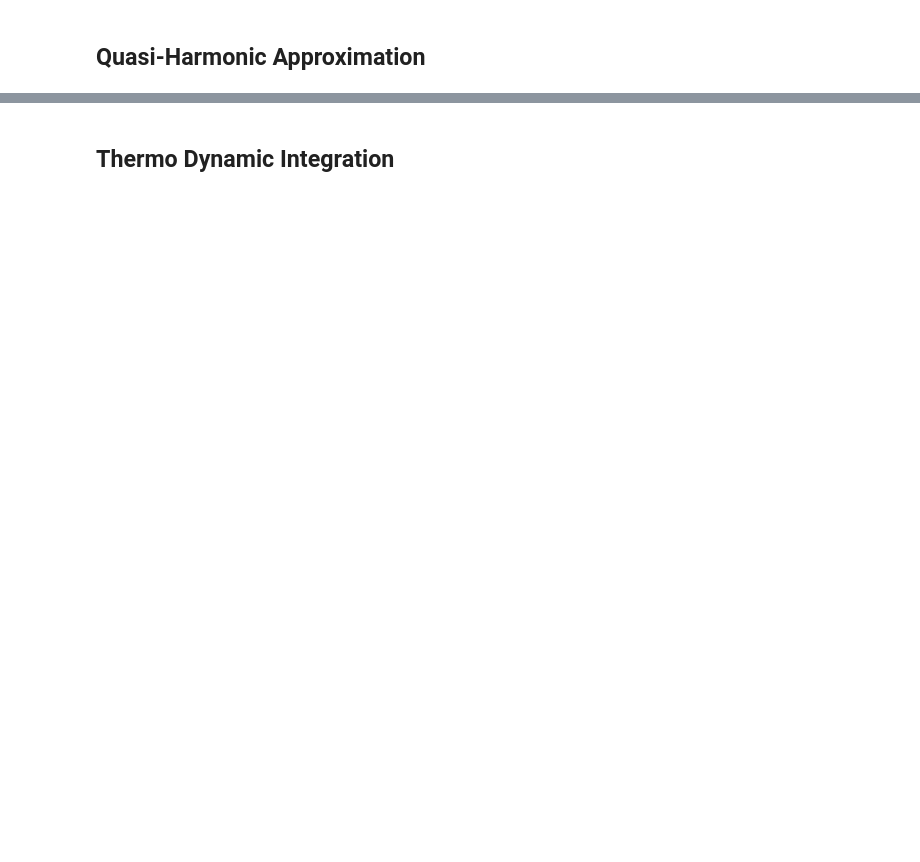
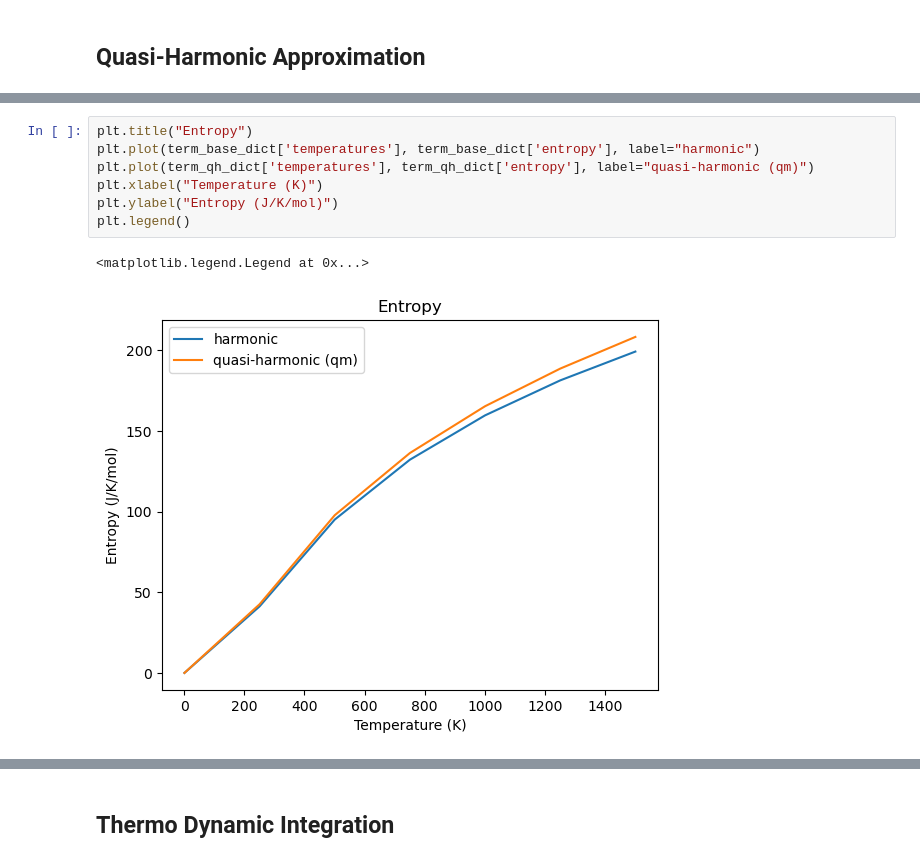
Before and after one commit to pyiron/atomistics, a Jupyter notebook: notebooks/free_energy_calculation.ipynb, the cells around one changed output, grey strips where cells are left out. Drawn from its saved outputs; the diff is of its cells as text; blank space fills up the shorter version.

```diff
--- a/notebooks/free_energy_calculation.ipynb
+++ b/notebooks/free_energy_calculation.ipynb
@@ -97,0 +171,10 @@ temperature_lst = term_qh_dict['temperatures']
+# %%
+plt.title("Entropy")
+plt.plot(term_base_dict['temperatures'], term_base_dict['entropy'], label="harmonic")
+plt.plot(term_qh_dict['temperatures'], term_qh_dict['entropy'], label="quasi-harmonic (qm)")
+plt.xlabel("Temperature (K)")
+plt.ylabel("Entropy (J/K/mol)")
+plt.legend()
+# %% [output]
+<matplotlib.legend.Legend at 0x...>
+[figure, added]
```
Also changed, not shown: parts of 33 cells of this notebook, 7 other files.
